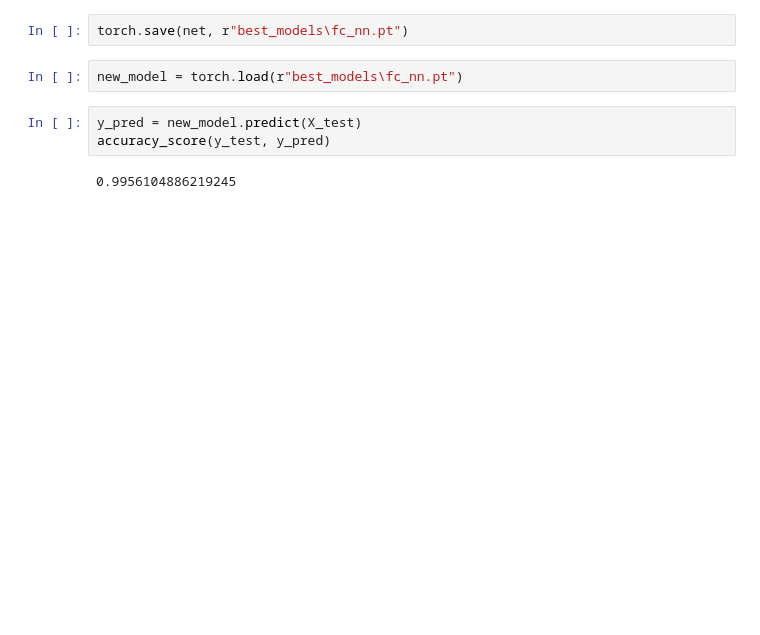
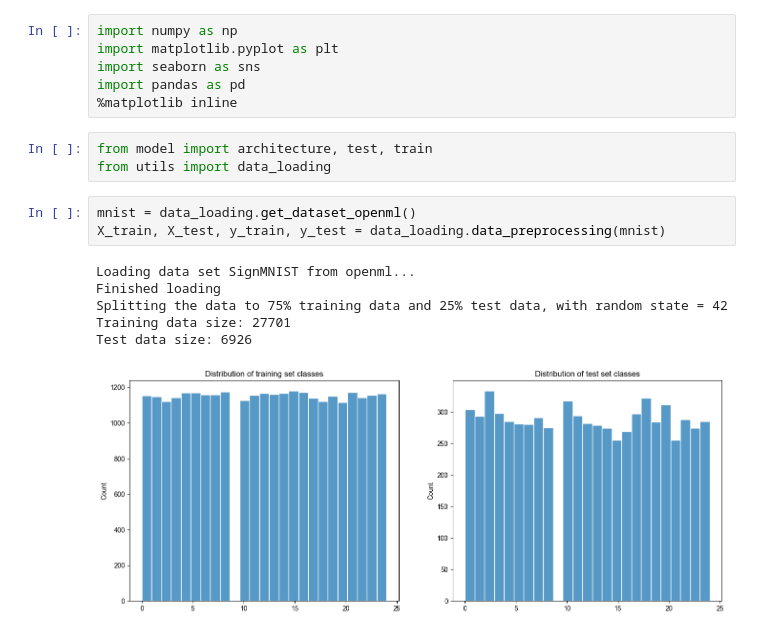
Before and after one commit to ml-phan/mnist_sign, a Jupyter notebook: demo.ipynb, the cells around one changed output. Cells and saved outputs as stored; diff of their text form; blank space fills up the shorter version.

```diff
--- a/demo.ipynb
+++ b/demo.ipynb
@@ -166,9 +1,19 @@ plt.show()
-# %%
-torch.save(net, r"best_models\fc_nn.pt")
-# %%
-new_model = torch.load(r"best_models\fc_nn.pt")
-# %%
-y_pred = new_model.predict(X_test)
-accuracy_score(y_test, y_pred)
-# %% [output]
-0.9956104886219245
+# %%
+import numpy as np
+import matplotlib.pyplot as plt
+import seaborn as sns
+import pandas as pd
+%matplotlib inline
+# %%
+from model import architecture, test, train
+from utils import data_loading
+# %%
+mnist = data_loading.get_dataset_openml()
+X_train, X_test, y_train, y_test = data_loading.data_preprocessing(mnist)
+# %% [output]
+Loading data set SignMNIST from openml...
+Finished loading
+Splitting the data to 75% training data and 25% test data, with random state = 42
+Training data size: 27701
+Test data size: 6926
+[figure, added]
```
Also changed, not shown: parts of 25 cells of this notebook, 5 other files.
